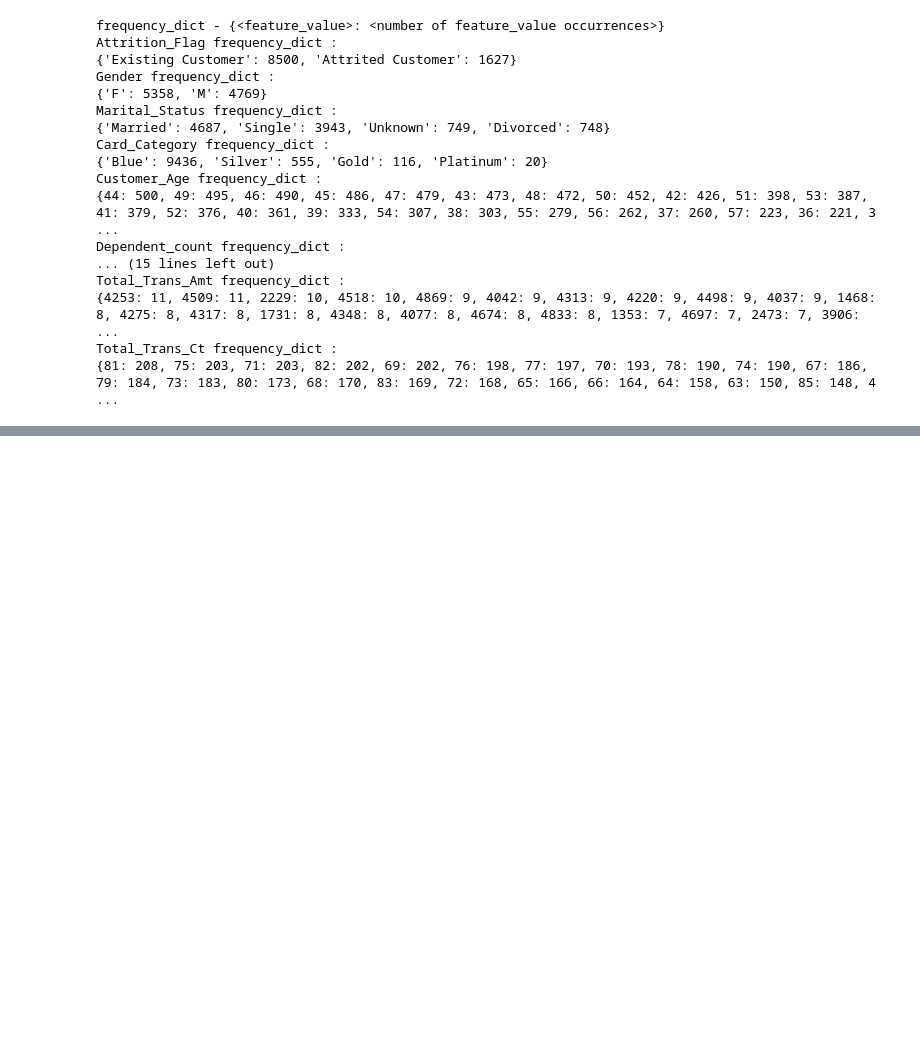
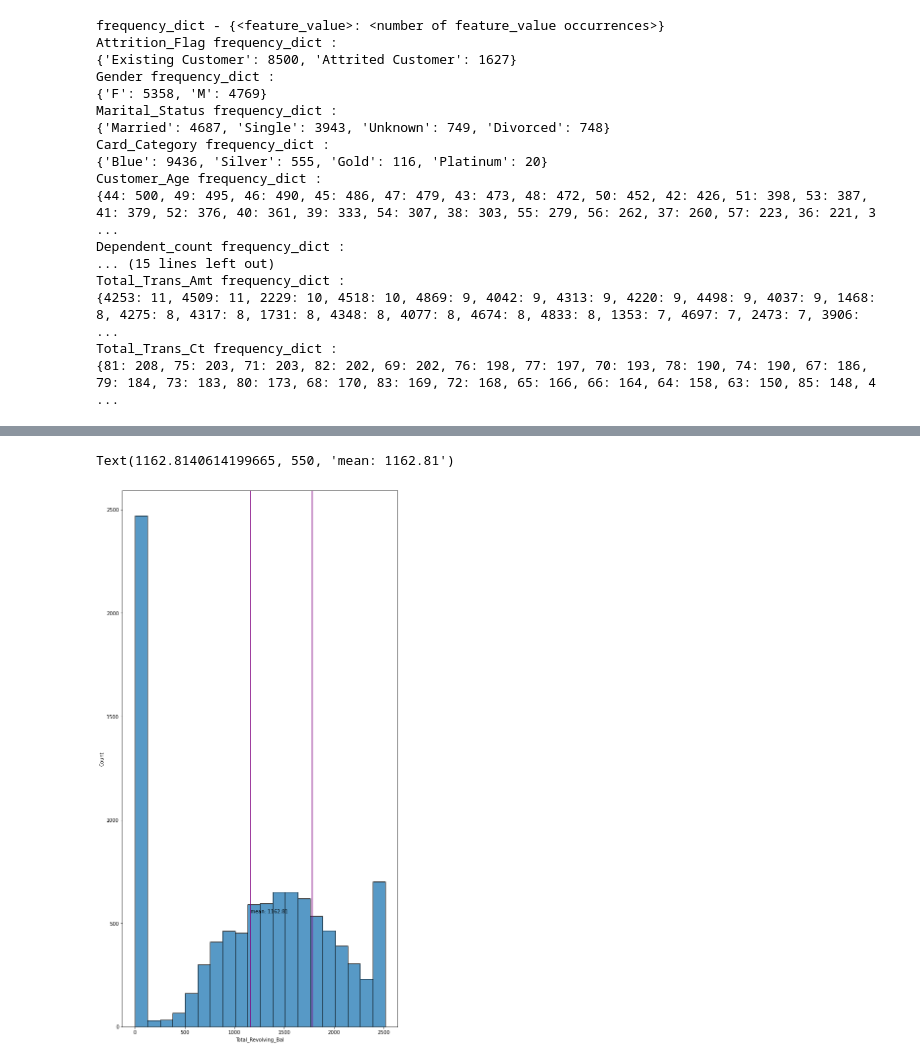
Before and after one commit to rnd4u-org/2021-knu-churn, a Jupyter notebook: classification_test-programs.ipynb, the cells around one changed output, grey strips where cells are left out. Saved outputs shown, nothing was run; the diff lists cells and outputs as text; code cells hidden in the pictures; blank space fills up the shorter version.

```diff
--- a/classification_test-programs.ipynb
+++ b/classification_test-programs.ipynb
@@ -463,0 +444,12 @@ Total_Trans_Ct frequency_dict :
+# %%
+
+
+fig, axes = plt.subplots(1,1,figsize=(10, 20))
+local_feature = numerical_features[8]
+sns.histplot(data[local_feature], stat="count", ax=axes, binwidth=None)
+axes.axvline(data[local_feature].mean(), color="purple")
+axes.axvline(data[local_feature].describe()["75%"], color="purple")
+axes.text(x=data[local_feature].mean(), y=550 ,s="mean: {:.2f}".format(data[local_feature].mean()))
+# %% [output]
+Text(1162.8140614199665, 550, 'mean: 1162.81')
+[figure, added]
```
Also changed, not shown: parts of 17 cells of this notebook, 4 other files.
